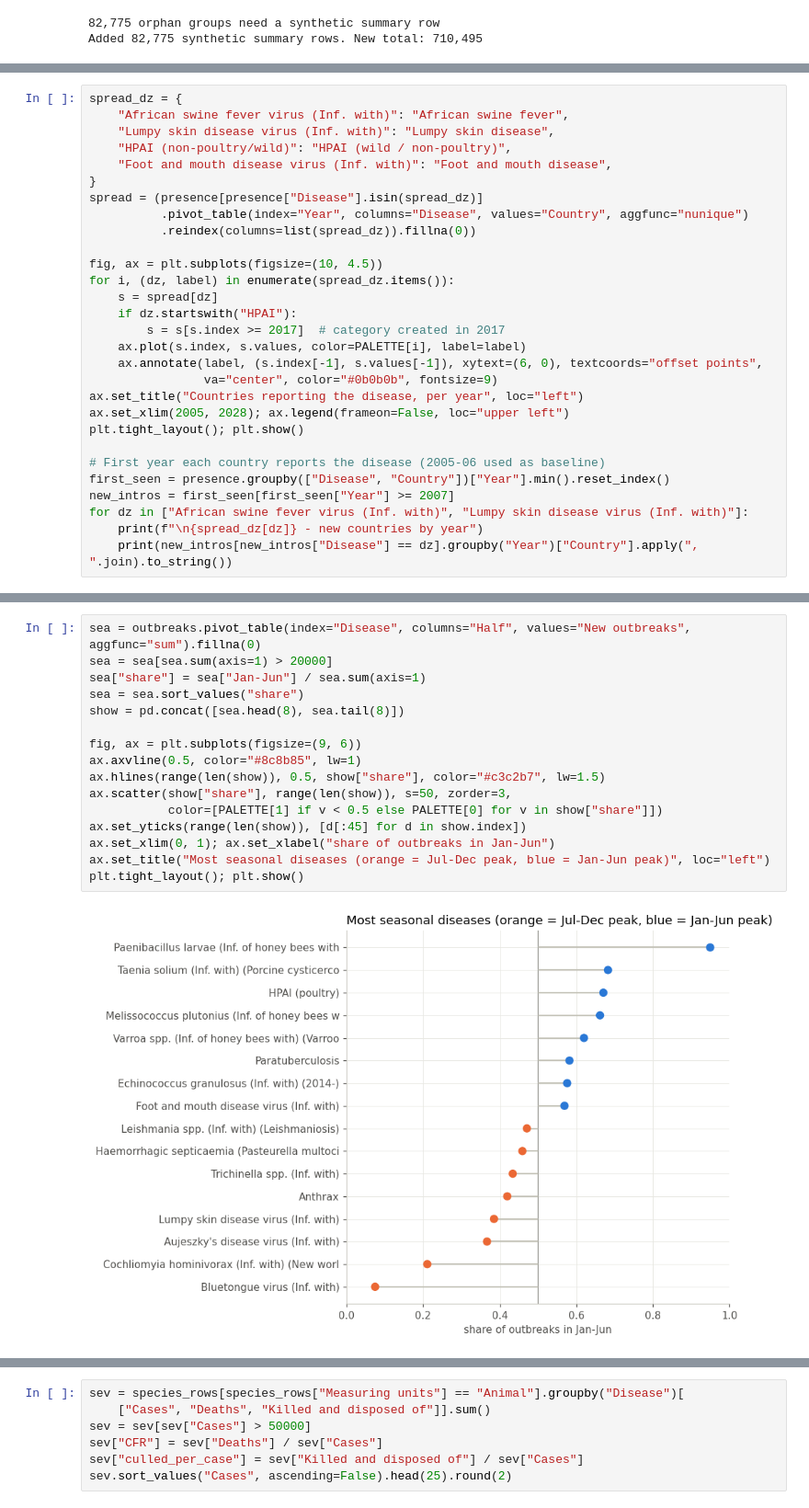
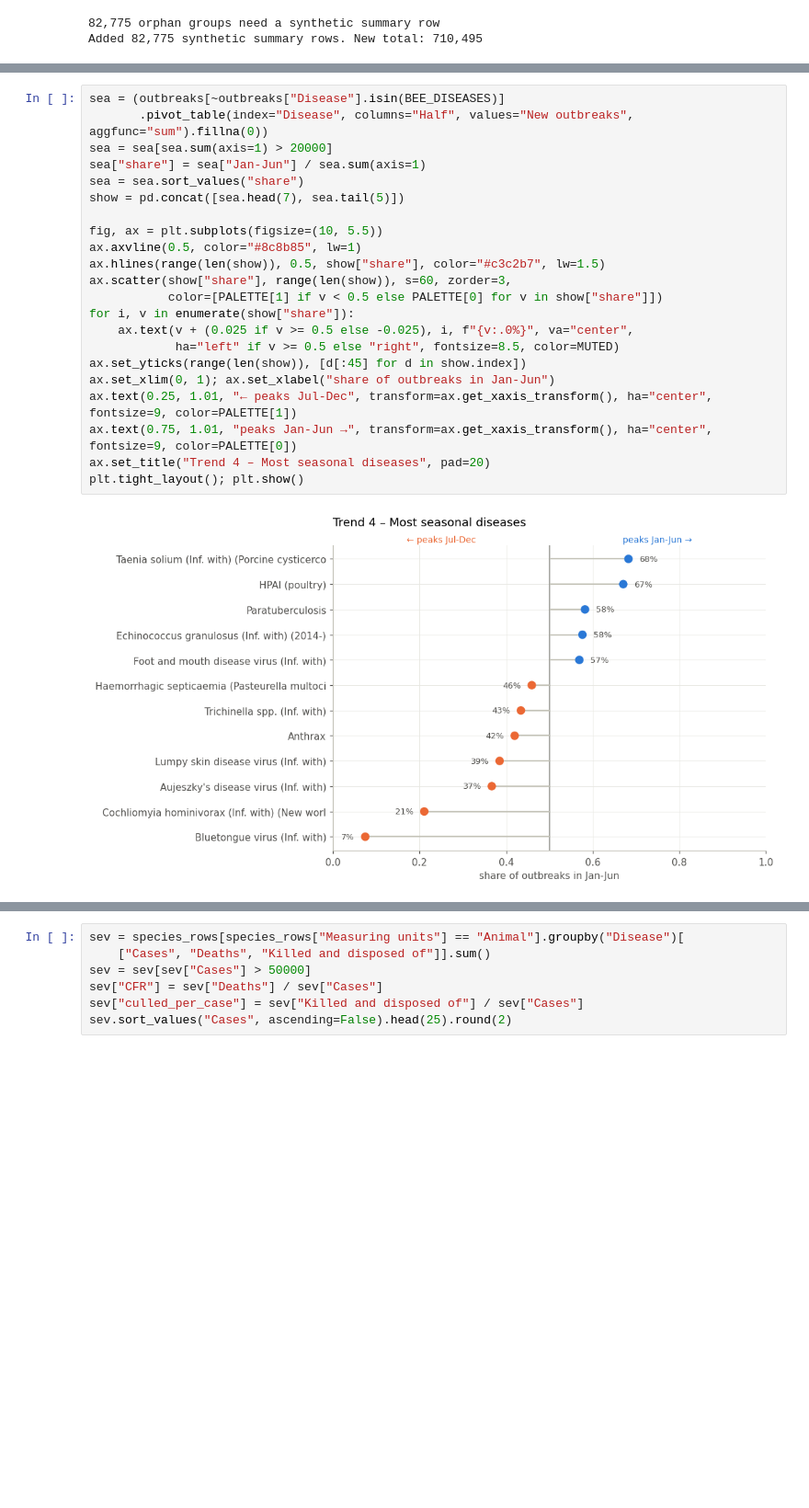
Before and after one commit to gab4i3l/WAHIS-datathon, a Jupyter notebook: script.ipynb, the cells around one changed output, grey strips where cells are left out. Shown at 92% size. Drawn from its saved outputs; the diff is of its cells as text; blank space fills up the shorter version.

Commit message:
refine trend and EDA

```diff
--- a/script.ipynb
+++ b/script.ipynb
@@ -197,29 +195,0 @@ Number of countries reporting each disease per year. **African swine fever** gro
-# %%
-spread_dz = {
-    "African swine fever virus (Inf. with)": "African swine fever",
-    "Lumpy skin disease virus (Inf. with)": "Lumpy skin disease",
-    "HPAI (non-poultry/wild)": "HPAI (wild / non-poultry)",
-    "Foot and mouth disease virus (Inf. with)": "Foot and mouth disease",
-}
-spread = (presence[presence["Disease"].isin(spread_dz)]
-          .pivot_table(index="Year", columns="Disease", values="Country", aggfunc="nunique")
-          .reindex(columns=list(spread_dz)).fillna(0))
-
-fig, ax = plt.subplots(figsize=(10, 4.5))
-for i, (dz, label) in enumerate(spread_dz.items()):
-    s = spread[dz]
-    if dz.startswith("HPAI"):
-        s = s[s.index >= 2017]  # category created in 2017
-    ax.plot(s.index, s.values, color=PALETTE[i], label=label)
-    ax.annotate(label, (s.index[-1], s.values[-1]), xytext=(6, 0), textcoords="offset points",
-                va="center", color="#0b0b0b", fontsize=9)
-ax.set_title("Countries reporting the disease, per year", loc="left")
-ax.set_xlim(2005, 2028); ax.legend(frameon=False, loc="upper left")
-plt.tight_layout(); plt.show()
-
-# First year each country reports the disease (2005-06 used as baseline)
-first_seen = presence.groupby(["Disease", "Country"])["Year"].min().reset_index()
-new_intros = first_seen[first_seen["Year"] >= 2007]
-for dz in ["African swine fever virus (Inf. with)", "Lumpy skin disease virus (Inf. with)"]:
-    print(f"\n{spread_dz[dz]} - new countries by year")
-    print(new_intros[new_intros["Disease"] == dz].groupby("Year")["Country"].apply(", ".join).to_string())
@@ -268,18 +359,24 @@ plt.tight_layout(); plt.show()
 # %%
-sea = outbreaks.pivot_table(index="Disease", columns="Half", values="New outbreaks", aggfunc="sum").fillna(0)
+sea = (outbreaks[~outbreaks["Disease"].isin(BEE_DISEASES)]
+       .pivot_table(index="Disease", columns="Half", values="New outbreaks", aggfunc="sum").fillna(0))
 sea = sea[sea.sum(axis=1) > 20000]
 sea["share"] = sea["Jan-Jun"] / sea.sum(axis=1)
 sea = sea.sort_values("share")
-show = pd.concat([sea.head(8), sea.tail(8)])
+show = pd.concat([sea.head(7), sea.tail(5)])
 
-fig, ax = plt.subplots(figsize=(9, 6))
+fig, ax = plt.subplots(figsize=(10, 5.5))
 ax.axvline(0.5, color="#8c8b85", lw=1)
 ax.hlines(range(len(show)), 0.5, show["share"], color="#c3c2b7", lw=1.5)
-ax.scatter(show["share"], range(len(show)), s=50, zorder=3,
+ax.scatter(show["share"], range(len(show)), s=60, zorder=3,
            color=[PALETTE[1] if v < 0.5 else PALETTE[0] for v in show["share"]])
+for i, v in enumerate(show["share"]):
+    ax.text(v + (0.025 if v >= 0.5 else -0.025), i, f"{v:.0%}", va="center",
+            ha="left" if v >= 0.5 else "right", fontsize=8.5, color=MUTED)
 ax.set_yticks(range(len(show)), [d[:45] for d in show.index])
 ax.set_xlim(0, 1); ax.set_xlabel("share of outbreaks in Jan-Jun")
-ax.set_title("Most seasonal diseases (orange = Jul-Dec peak, blue = Jan-Jun peak)", loc="left")
+ax.text(0.25, 1.01, "← peaks Jul-Dec", transform=ax.get_xaxis_transform(), ha="center", fontsize=9, color=PALETTE[1])
+ax.text(0.75, 1.01, "peaks Jan-Jun →", transform=ax.get_xaxis_transform(), ha="center", fontsize=9, color=PALETTE[0])
+ax.set_title("Trend 4 – Most seasonal diseases", pad=20)
 plt.tight_layout(); plt.show()
 # %% [output]
-[figure, old version]
+[figure, new version]
```
Also changed, not shown: parts of 29 cells of this notebook, 1 other file.
